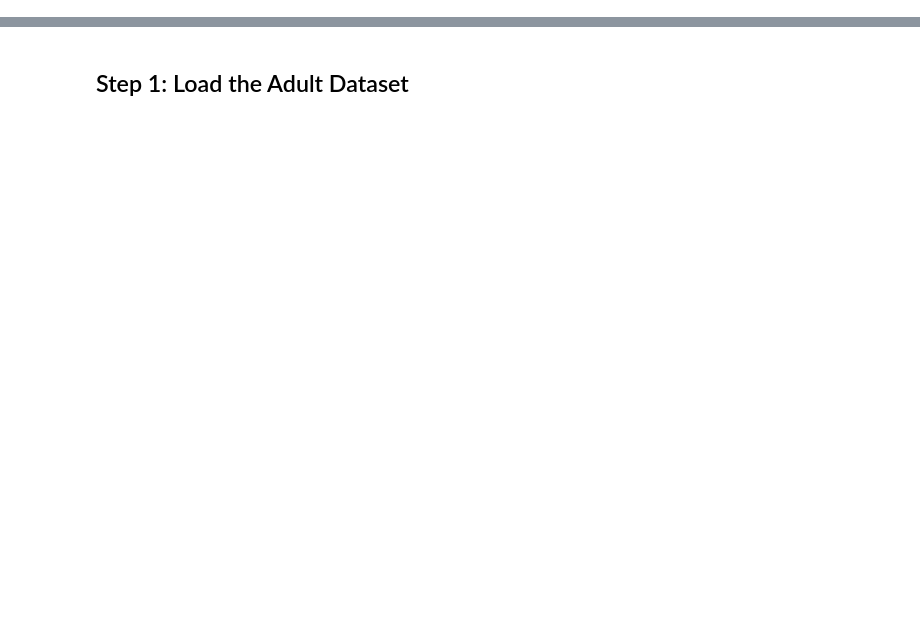
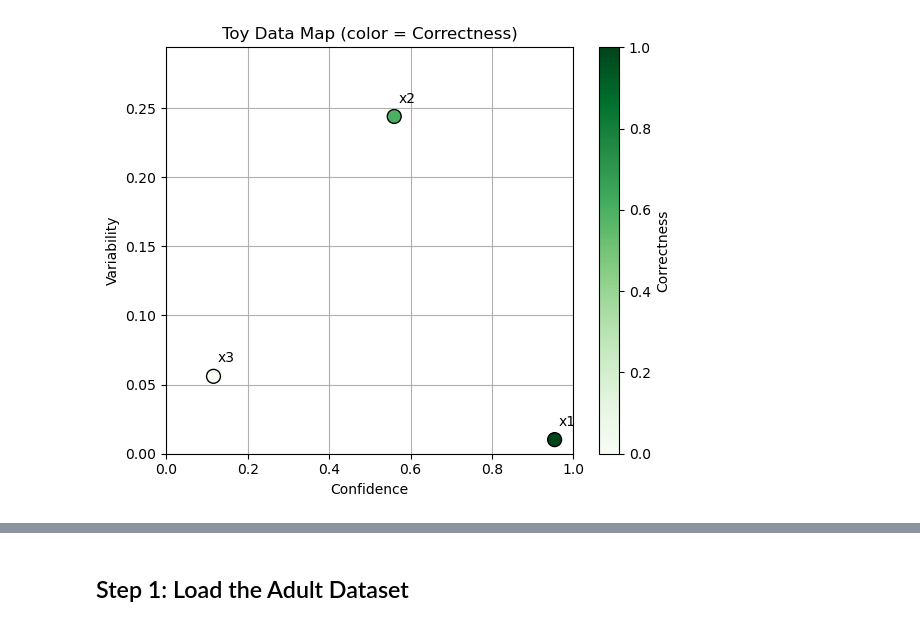
Before and after one commit to AILAB-CEFET-RJ/cic1205, a Jupyter notebook: notebooks/data_map_adult.ipynb, the cells around one changed output, grey strips where cells are left out. Saved outputs shown, nothing was run; the diff lists cells and outputs as text; code cells hidden in the pictures; blank space fills up the shorter version.

Commit message:
Update "data maps" content

```diff
--- a/notebooks/data_map_adult.ipynb
+++ b/notebooks/data_map_adult.ipynb
@@ -4,0 +136,33 @@ This notebook guides you through the process of creating a **data map** based on
+# %%
+import matplotlib.pyplot as plt
+import numpy as np
+
+# Toy example metrics
+examples = ["x1", "x2", "x3"]
+confidence = [0.954, 0.56, 0.116]
+variability = [0.010198, 0.244, 0.056]
+correctness = [1.0, 0.6, 0.0]
+
+# Color map for correctness (greener = more correct)
+colors = plt.cm.Greens(correctness)
+
+# Create scatter plot
+plt.figure(figsize=(6, 5))
+scatter = plt.scatter(confidence, variability, c=correctness, cmap='Greens', s=100, edgecolor='black')
+
+# Annotate points
+for i, txt in enumerate(examples):
+    plt.annotate(txt, (confidence[i] + 0.01, variability[i] + 0.01))
+
+# Labels and styling
+plt.xlabel("Confidence")
+plt.ylabel("Variability")
+plt.title("Toy Data Map (color = Correctness)")
+cbar = plt.colorbar(scatter, label="Correctness")
+plt.grid(True)
+plt.xlim(0, 1)
+plt.ylim(0, max(variability) + 0.05)
+plt.tight_layout()
+plt.show()
+# %% [output]
+[figure, added]
```
Also changed, not shown: parts of 17 cells of this notebook, 2 other files.
